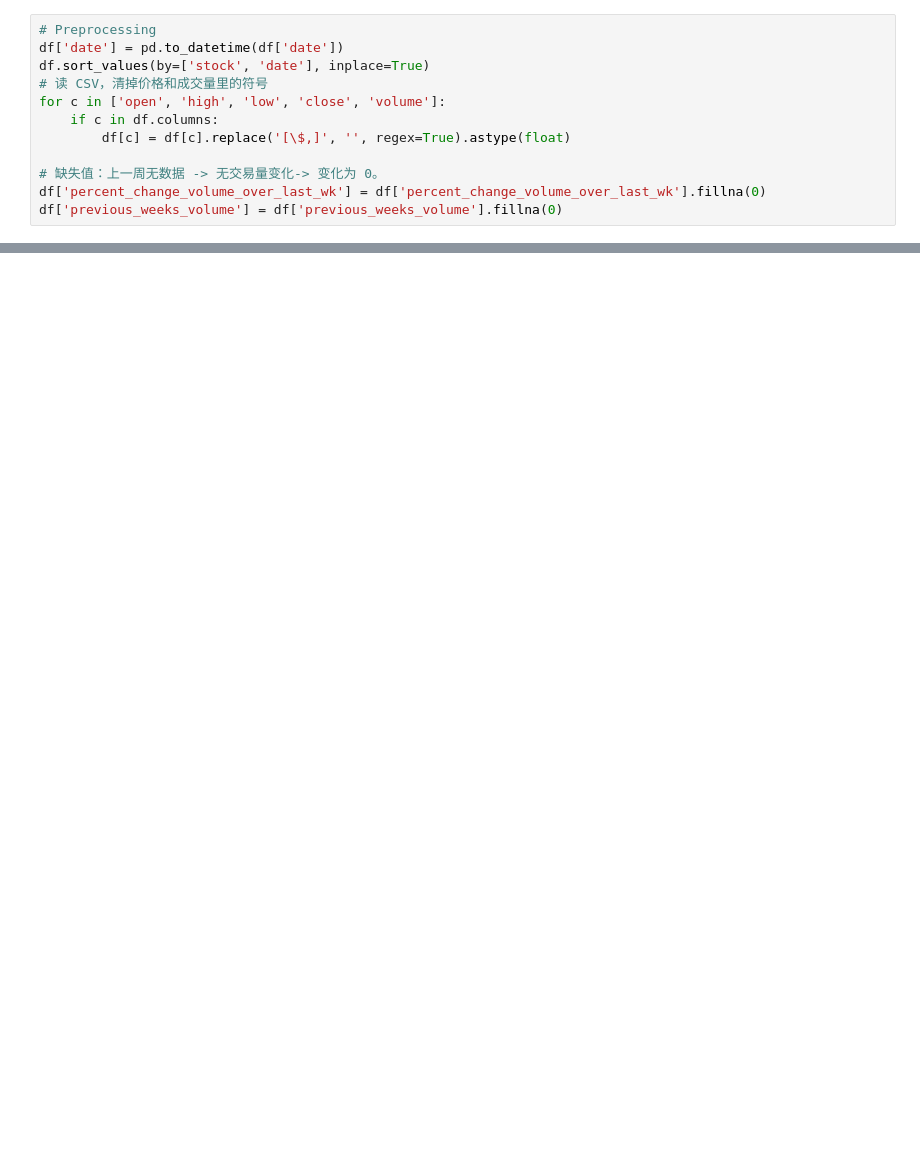
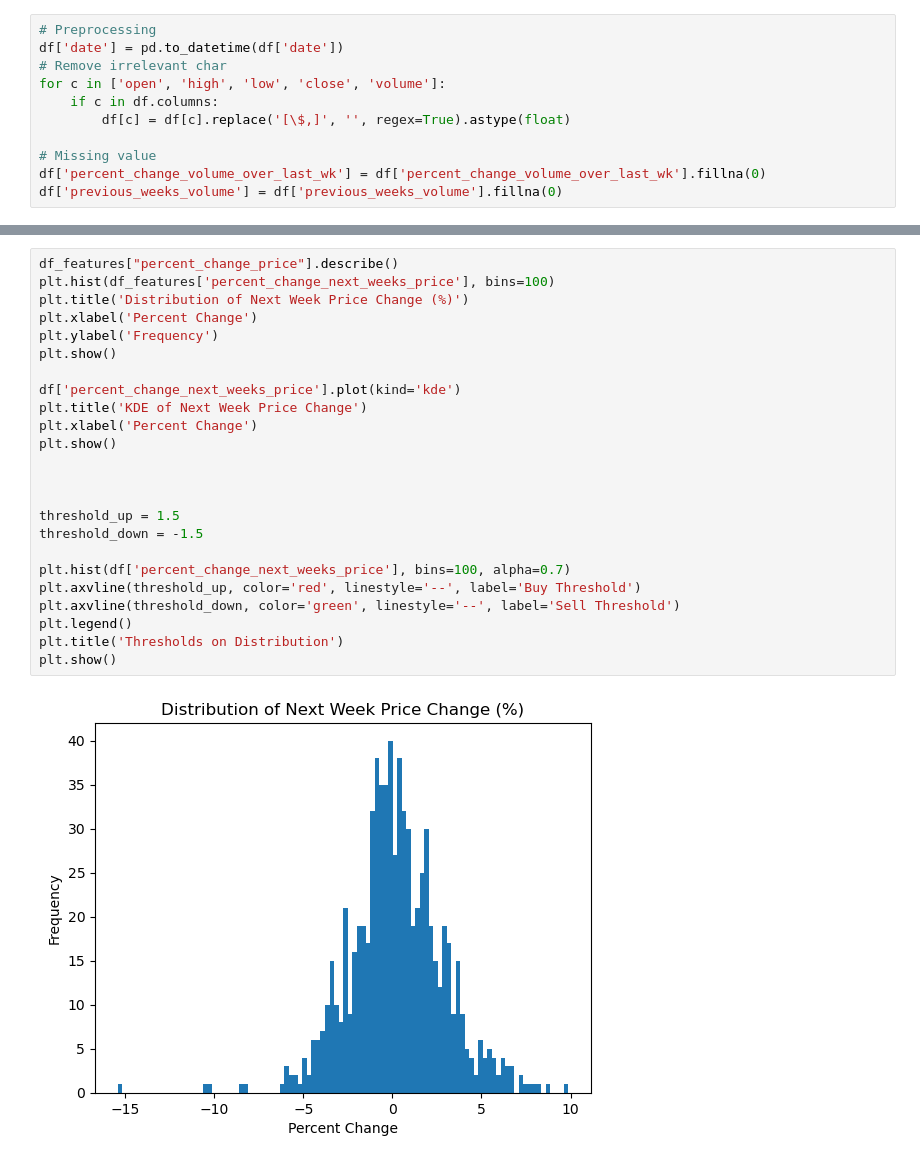
Before and after one commit to CloudSkytec/DSML-CW, a Jupyter notebook: DJI_Regression.ipynb, the cells around one changed output, grey strips where cells are left out. Saved outputs shown, nothing was run; the diff lists cells and outputs as text; blank space fills up the shorter version.

```diff
--- a/DJI_Regression.ipynb
+++ b/DJI_Regression.ipynb
@@ -41,12 +47,11 @@ memory usage: 93.9+ KB
 # %%
 # Preprocessing
 df['date'] = pd.to_datetime(df['date'])
-df.sort_values(by=['stock', 'date'], inplace=True)
-# 读 CSV，清掉价格和成交量里的符号
+# Remove irrelevant char
 for c in ['open', 'high', 'low', 'close', 'volume']:
     if c in df.columns:
         df[c] = df[c].replace('[\$,]', '', regex=True).astype(float)
 
-# 缺失值：上一周无数据 -> 无交易量变化-> 变化为 0。
+# Missing value
 df['percent_change_volume_over_last_wk'] = df['percent_change_volume_over_last_wk'].fillna(0)
 df['previous_weeks_volume'] = df['previous_weeks_volume'].fillna(0)
@@ -128,0 +138,26 @@ df_features.head()
+# %%
+df_features["percent_change_price"].describe()
+plt.hist(df_features['percent_change_next_weeks_price'], bins=100)
+plt.title('Distribution of Next Week Price Change (%)')
+plt.xlabel('Percent Change')
+plt.ylabel('Frequency')
+plt.show()
+
+df['percent_change_next_weeks_price'].plot(kind='kde')
+plt.title('KDE of Next Week Price Change')
+plt.xlabel('Percent Change')
+plt.show()
+
+
+
+threshold_up = 1.5
+threshold_down = -1.5
+
+plt.hist(df['percent_change_next_weeks_price'], bins=100, alpha=0.7)
+plt.axvline(threshold_up, color='red', linestyle='--', label='Buy Threshold')
+plt.axvline(threshold_down, color='green', linestyle='--', label='Sell Threshold')
+plt.legend()
+plt.title('Thresholds on Distribution')
+plt.show()
+# %% [output]
+[figure, added]
```
Also changed, not shown: parts of 14 cells of this notebook.
